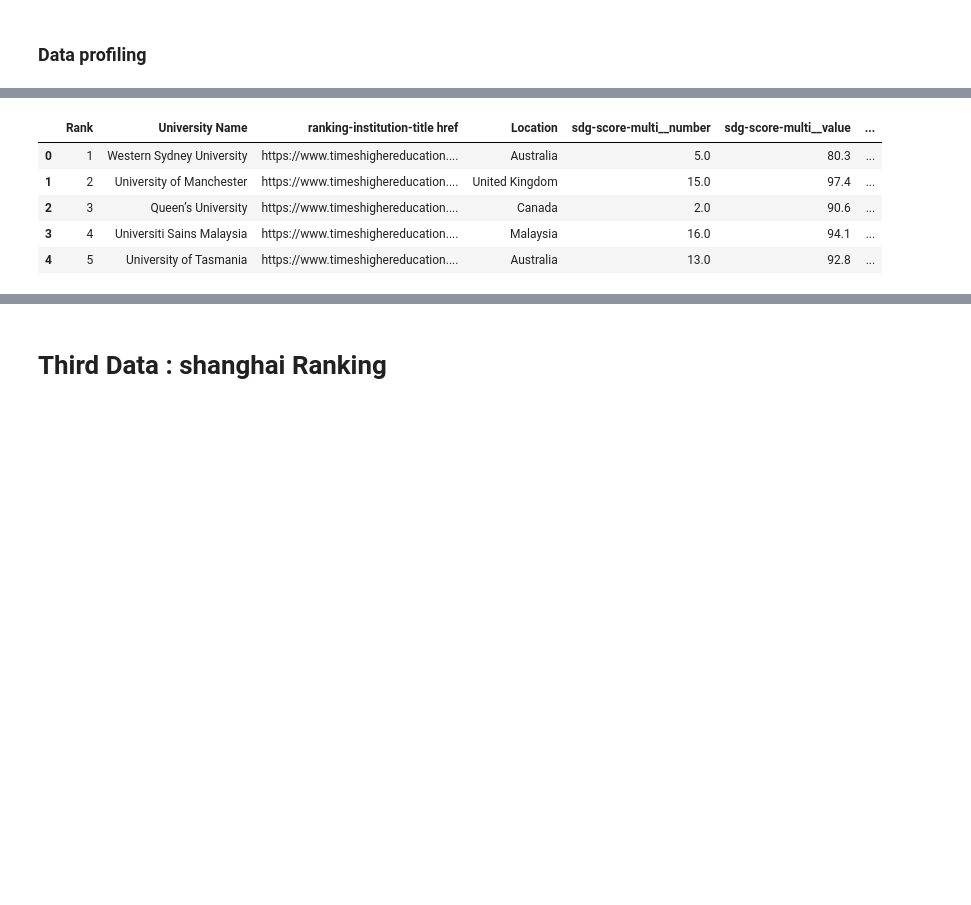
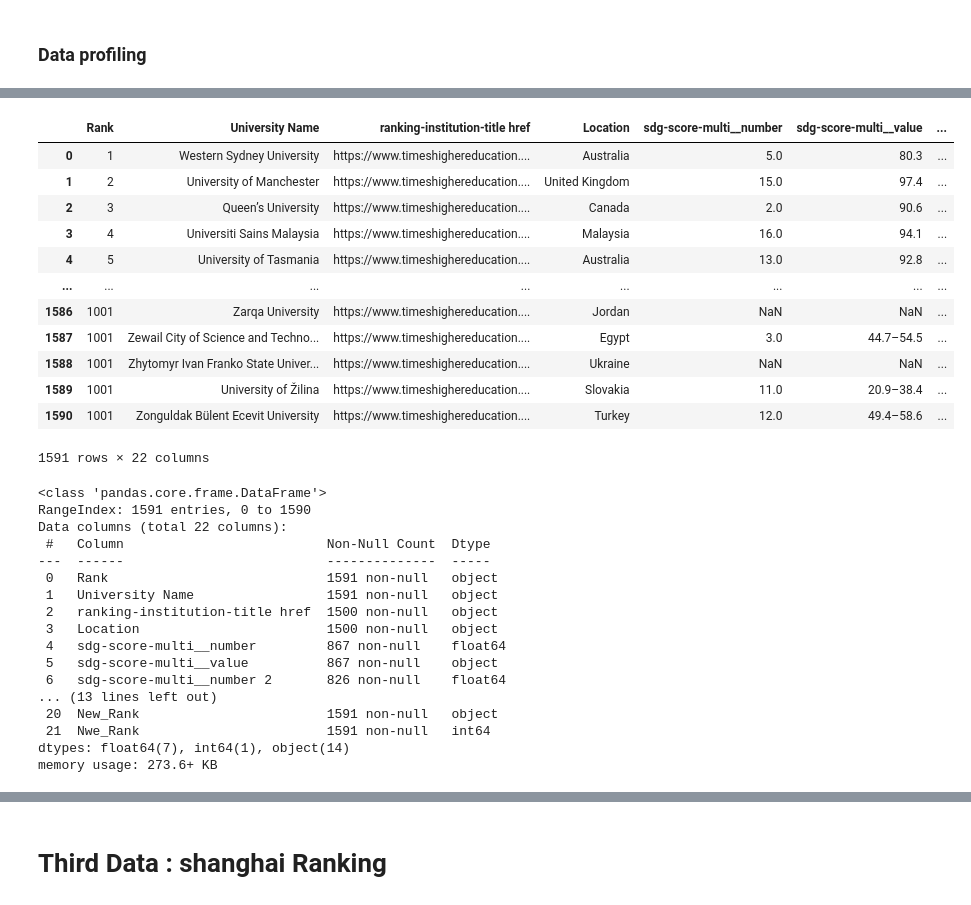
Before and after one commit to raseel4/Data_analysis_project_2, a Jupyter notebook: Project_2.ipynb, the cells around one changed output, grey strips where cells are left out. Drawn from its saved outputs; the diff is of its cells as text; code cells hidden in the pictures; blank space fills up the shorter version.

```diff
--- a/Project_2.ipynb
+++ b/Project_2.ipynb
@@ -363,0 +521,4 @@ See the caveats in the documentation: https://pandas.pydata.org/pandas-docs/stab
+# %%
+df_THE['Rank'] = df_THE['Rank'].str.replace('=', '')
+# %%
+df_THE['Rank'] = df_THE['Rank'].str.replace('+', '')
@@ -363,0 +535,2 @@ See the caveats in the documentation: https://pandas.pydata.org/pandas-docs/stab
+# %%
+df_THE['New_Rank'] = df_THE['Rank'].apply(lambda x: (x.split('-')[0]))
@@ -364,9 +547,53 @@ See the caveats in the documentation: https://pandas.pydata.org/pandas-docs/stab
+# %%
+# Mapping dictionary
+mapping = {
+    '1': 1, '2': 2, '3': 3, '4': 4, '5': 5, '6': 6, '7': 7, '9': 9,
+    '12': 12, '13': 13, '14': 14, '17': 17, '18': 18, '20': 20, '21': 21,
+    '22': 22, '23': 23, '24': 24, '26': 26, '28': 28, '29': 29, '32': 32,
+    '33': 33, '34': 34, '36': 36, '38': 38, '39': 39, '40': 40, '42': 42,
+    '46': 46, '49': 49, '52': 52, '55': 55, '56': 56, '57': 57, '58': 58,
+    '61': 61, '63': 63, '64': 64, '66': 66, '67': 67, '69': 69, '70': 70,
+    '71': 71, '72': 72, '74': 74, '77': 77, '79': 79, '83': 83, '85': 85,
+    '86': 86, '91': 91, '92': 92, '96': 96, '97': 97, '99': 99, '100': 100,
+    '101–200': 150, '201–300': 250, '301–400': 350, '401–600': 500,
+    '601–800': 700, '801–1000': 900, '1001': 1001
+}
+
+# Apply mapping using lambda function
+df_THE['Nwe_Rank'] = df_THE['Rank'].map(lambda x: mapping[x])
+
+df_THE
+# %% [output]
+|  | Rank | University Name | ranking-institution-title href | Location | sdg-score-multi__number | sdg-score-multi__value | ... |
+| 0 | 1 | Western Sydney University | https://www.timeshighereducation.... | Australia | 5.0 | 80.3 | ... |
+| 1 | 2 | University of Manchester | https://www.timeshighereducation.... | United Kingdom | 15.0 | 97.4 | ... |
+| 2 | 3 | Queen’s University | https://www.timeshighereducation.... | Canada | 2.0 | 90.6 | ... |
+| 3 | 4 | Universiti Sains Malaysia | https://www.timeshighereducation.... | Malaysia | 16.0 | 94.1 | ... |
+| 4 | 5 | University of Tasmania | https://www.timeshighereducation.... | Australia | 13.0 | 92.8 | ... |
+| ... | ... | ... | ... | ... | ... | ... | ... |
+| 1586 | 1001 | Zarqa University | https://www.timeshighereducation.... | Jordan | NaN | NaN | ... |
+| 1587 | 1001 | Zewail City of Science and Techno... | https://www.timeshighereducation.... | Egypt | 3.0 | 44.7–54.5 | ... |
+| 1588 | 1001 | Zhytomyr Ivan Franko State Univer... | https://www.timeshighereducation.... | Ukraine | NaN | NaN | ... |
+| 1589 | 1001 | University of Žilina | https://www.timeshighereducation.... | Slovakia | 11.0 | 20.9–38.4 | ... |
+| 1590 | 1001 | Zonguldak Bülent Ecevit University | https://www.timeshighereducation.... | Turkey | 12.0 | 49.4–58.6 | ... |
+1591 rows × 22 columns
 # %%
-df_THE.head()
+df_THE.info()
 # %% [output]
-|  | Rank | University Name | ranking-institution-title href | Location | sdg-score-multi__number | sdg-score-multi__value | ... |
-| 0 | 1 | Western Sydney University | https://www.timeshighereducation.... | Australia | 5.0 | 80.3 | ... |
-| 1 | 2 | University of Manchester | https://www.timeshighereducation.... | United Kingdom | 15.0 | 97.4 | ... |
-| 2 | 3 | Queen’s University | https://www.timeshighereducation.... | Canada | 2.0 | 90.6 | ... |
-| 3 | 4 | Universiti Sains Malaysia | https://www.timeshighereducation.... | Malaysia | 16.0 | 94.1 | ... |
-| 4 | 5 | University of Tasmania | https://www.timeshighereducation.... | Australia | 13.0 | 92.8 | ... |
+<class 'pandas.core.frame.DataFrame'>
+RangeIndex: 1591 entries, 0 to 1590
+Data columns (total 22 columns):
+ #   Column                          Non-Null Count  Dtype
+---  ------                          --------------  -----
+ 0   Rank                            1591 non-null   object
+ 1   University Name                 1591 non-null   object
+ 2   ranking-institution-title href  1500 non-null   object
+ 3   Location                        1500 non-null   object
+ 4   sdg-score-multi__number         867 non-null    float64
+ 5   sdg-score-multi__value          867 non-null    object
+ 6   sdg-score-multi__number 2       826 non-null    float64
+... (13 lines left out)
+ 20  New_Rank                        1591 non-null   object
+ 21  Nwe_Rank                        1591 non-null   int64
+dtypes: float64(7), int64(1), object(14)
+memory usage: 273.6+ KB
```
Also changed, not shown: parts of 46 cells of this notebook.
